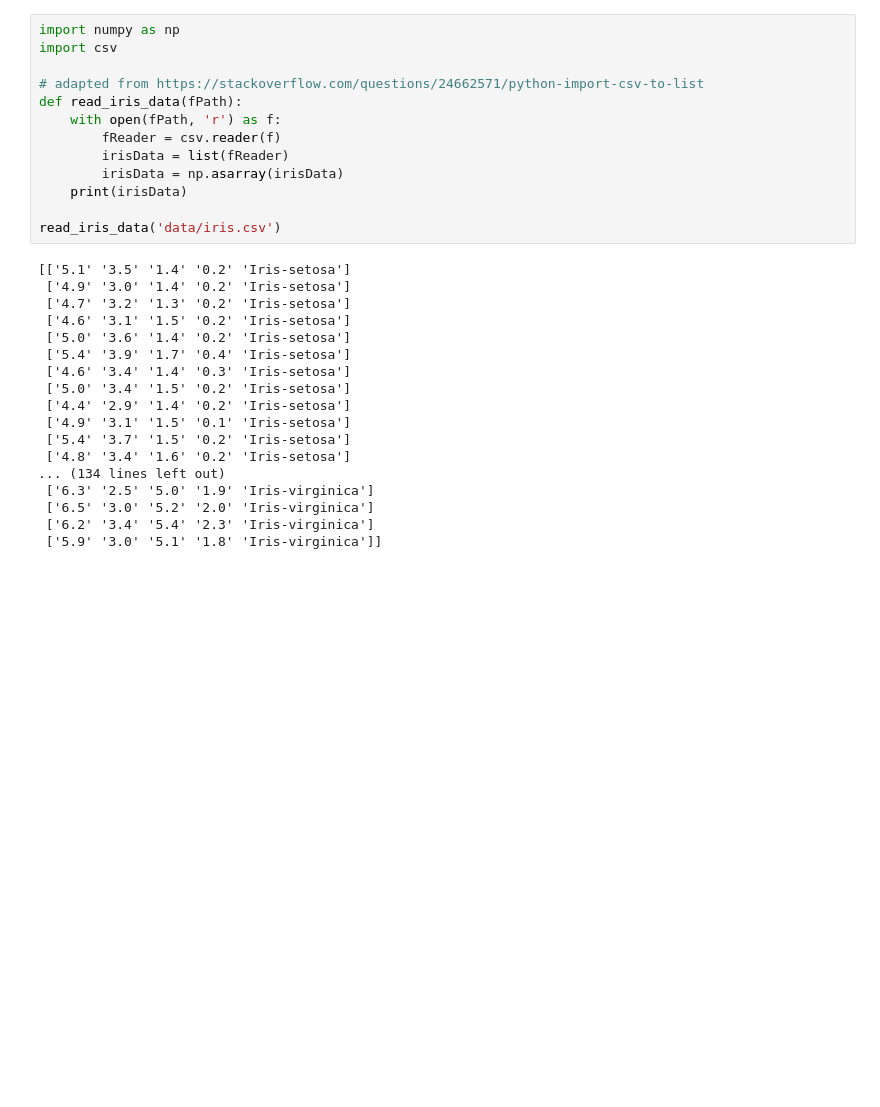
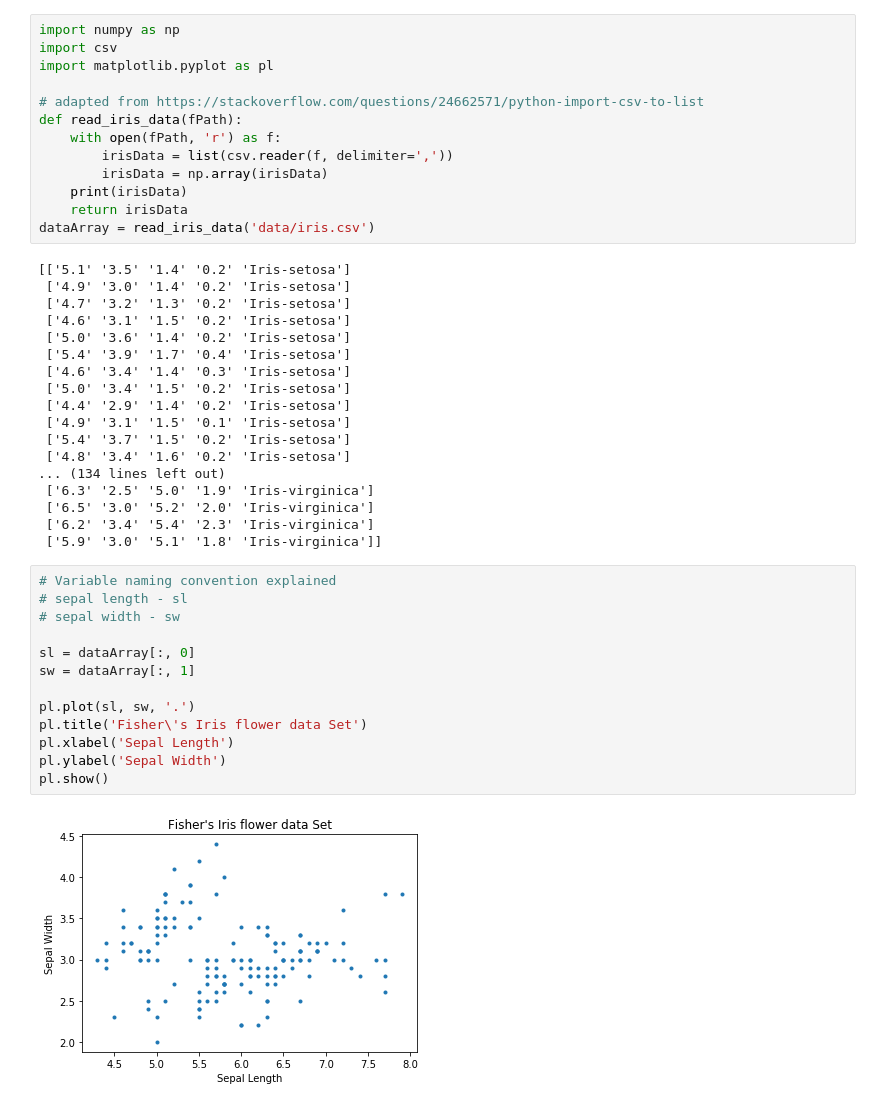
Before and after one commit to MindaugasVainauskas/jupyter-numpy-problems, a Jupyter notebook: Iris Data Set. Problem sheet 3.ipynb, the cells around one changed output. Drawn from its saved outputs; the diff is of its cells as text; blank space fills up the shorter version.

```diff
--- a/Iris Data Set. Problem sheet 3.ipynb
+++ b/Iris Data Set. Problem sheet 3.ipynb
@@ -16,16 +16,16 @@ Original paper: *"Fisher,R.A. "The use of multiple measurements in taxonomic pro
 # %%
 import numpy as np
 import csv
+import matplotlib.pyplot as pl
 
 # adapted from https://stackoverflow.com/questions/24662571/python-import-csv-to-list
 def read_iris_data(fPath):
     with open(fPath, 'r') as f:
-        fReader = csv.reader(f)
-        irisData = list(fReader)
-        irisData = np.asarray(irisData)
+        irisData = list(csv.reader(f, delimiter=','))
+        irisData = np.array(irisData)
     print(irisData)
-
-read_iris_data('data/iris.csv')
+    return irisData
+dataArray = read_iris_data('data/iris.csv')
 # %% [output]
 [['5.1' '3.5' '1.4' '0.2' 'Iris-setosa']
  ['4.9' '3.0' '1.4' '0.2' 'Iris-setosa']
@@ -44,3 +44,18 @@ read_iris_data('data/iris.csv')
  ['6.5' '3.0' '5.2' '2.0' 'Iris-virginica']
  ['6.2' '3.4' '5.4' '2.3' 'Iris-virginica']
  ['5.9' '3.0' '5.1' '1.8' 'Iris-virginica']]
+# %%
+# Variable naming convention explained
+# sepal length - sl
+# sepal width - sw
+
+sl = dataArray[:, 0]
+sw = dataArray[:, 1]
+
+pl.plot(sl, sw, '.')
+pl.title('Fisher\'s Iris flower data Set')
+pl.xlabel('Sepal Length')
+pl.ylabel('Sepal Width')
+pl.show()
+# %% [output]
+[figure, added]
```
Also changed, not shown: parts of 1 cell of this notebook.
